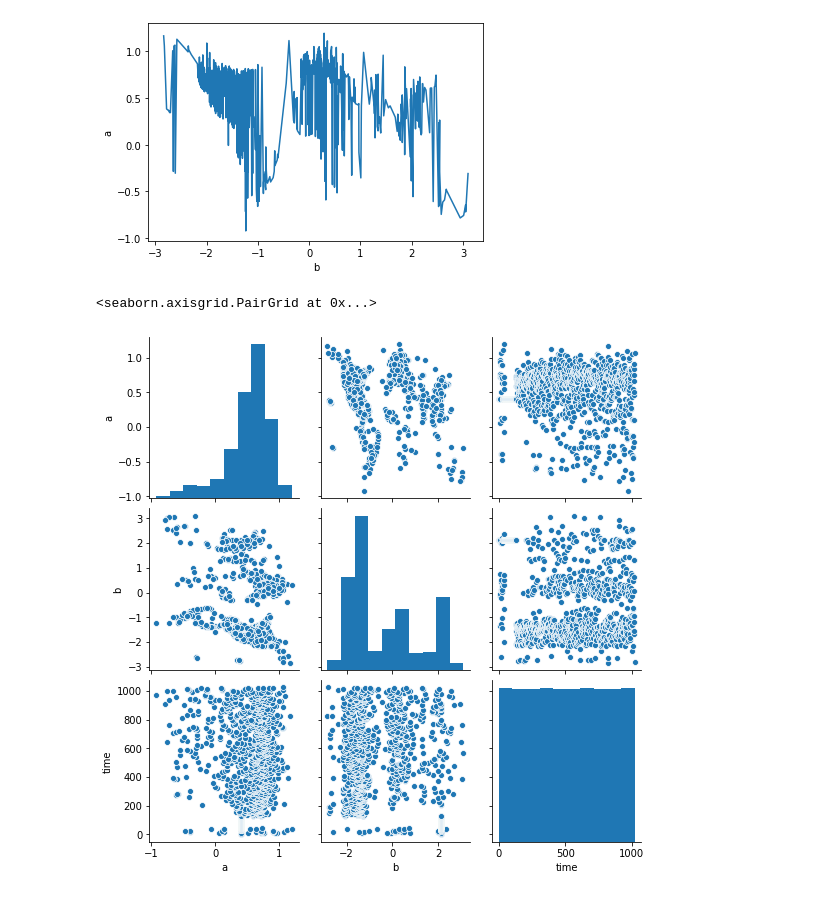
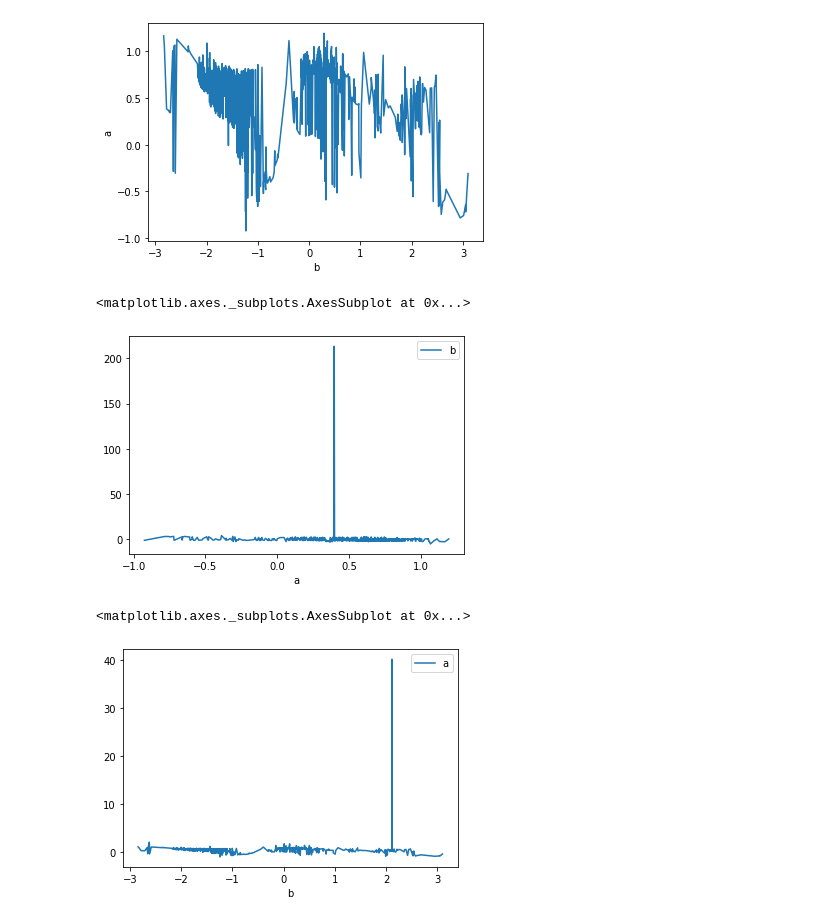
Before and after one commit to Tclack88/Lambda, a Jupyter notebook: CS/pre-endorsement-sprint/puzzle.ipynb, the cells around one changed output. Drawn from its saved outputs; the diff is of its cells as text; code cells hidden in the pictures.

```diff
--- a/CS/pre-endorsement-sprint/puzzle.ipynb
+++ b/CS/pre-endorsement-sprint/puzzle.ipynb
@@ -49,5 +46,13 @@ df1['time'] = df1.index
-# %%
-sb.pairplot(df1)
-# %% [output]
-<seaborn.axisgrid.PairGrid at 0x...>
-[figure, removed]
+# %%
+df2 = df.groupby('a')
+# %%
+df2.sum().plot()
+# %% [output]
+<matplotlib.axes._subplots.AxesSubplot at 0x...>
+[figure, added]
+# %%
+df3 = df.groupby('b')
+df3.sum().plot()
+# %% [output]
+<matplotlib.axes._subplots.AxesSubplot at 0x...>
+[figure, added]
```
Also changed, not shown: parts of 17 cells of this notebook.
